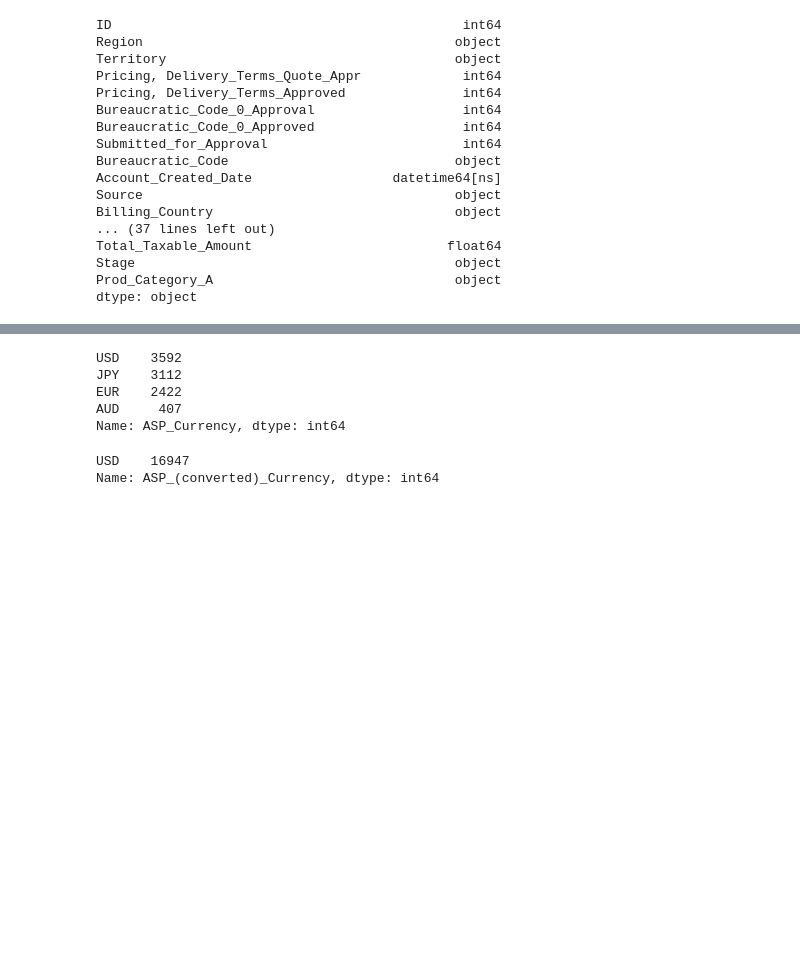
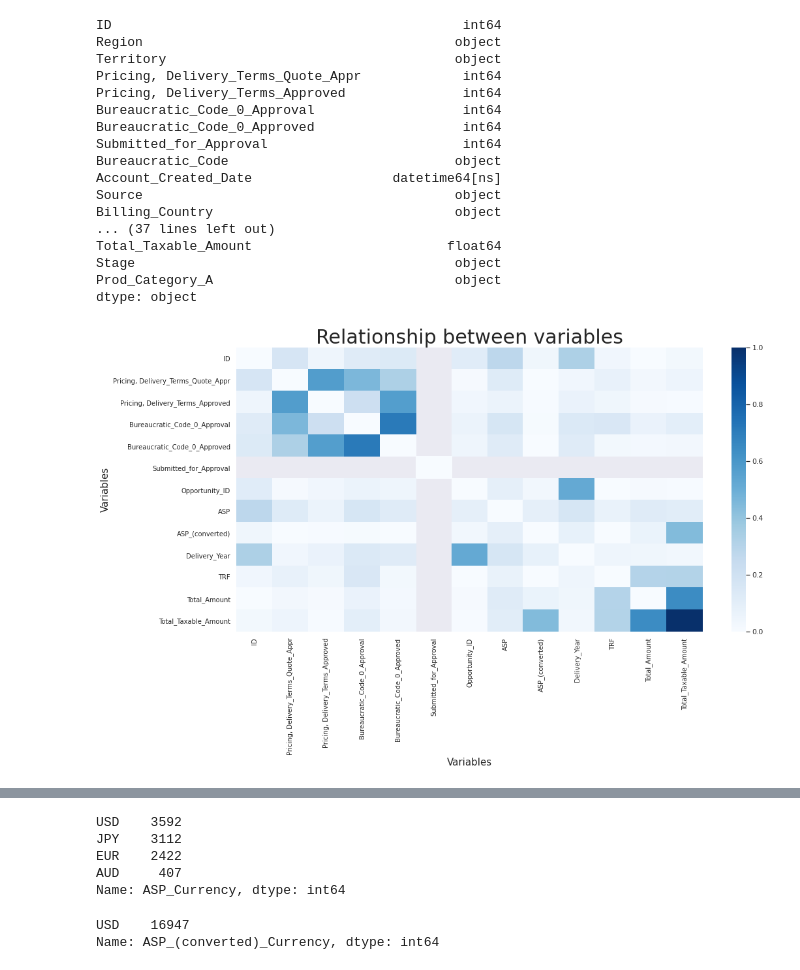
Before and after one commit to nazar9318/datos-TP1-Pandas-2c2020, a Jupyter notebook: notebooks/notebook_Lucas.ipynb, the cells around one changed output, grey strips where cells are left out. Cells and saved outputs as stored; diff of their text form; code cells hidden in the pictures; blank space fills up the shorter version.

```diff
--- a/notebooks/notebook_Lucas.ipynb
+++ b/notebooks/notebook_Lucas.ipynb
@@ -33,6 +29,17 @@ Total_Taxable_Amount                         float64
 Stage                                         object
 Prod_Category_A                               object
 dtype: object
+# %%
+fig, ax = mplt.subplots(figsize=(16,8))         # Sample figsize in inches
+cor = dataset.corr().abs()
+cor.values[[np.arange(12)]*2] = 0
+sns.heatmap(cor,cmap='Blues');
+ax.axes.set_title("Relationship between variables",fontsize=30)
+ax.set_xlabel("Variables",fontsize=15)
+ax.set_ylabel("Variables",fontsize=15)
+ax.tick_params(labelsize=10)
+# %% [output]
+[figure, added]
 # %%
 dataset.head()
 # %% [output]
```
Also changed, not shown: parts of 58 cells of this notebook.
